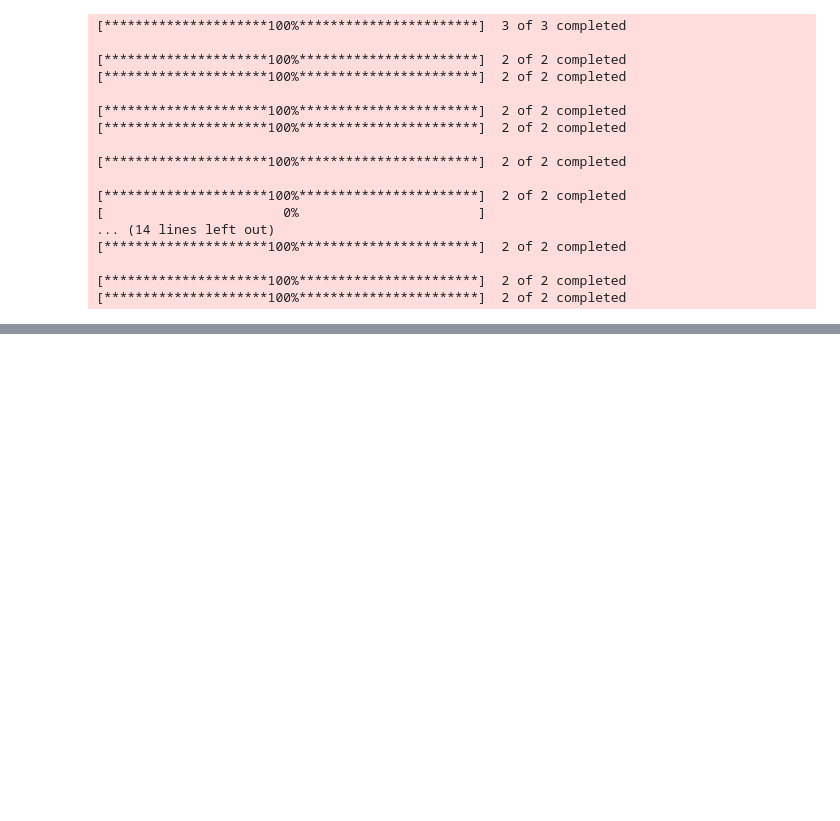
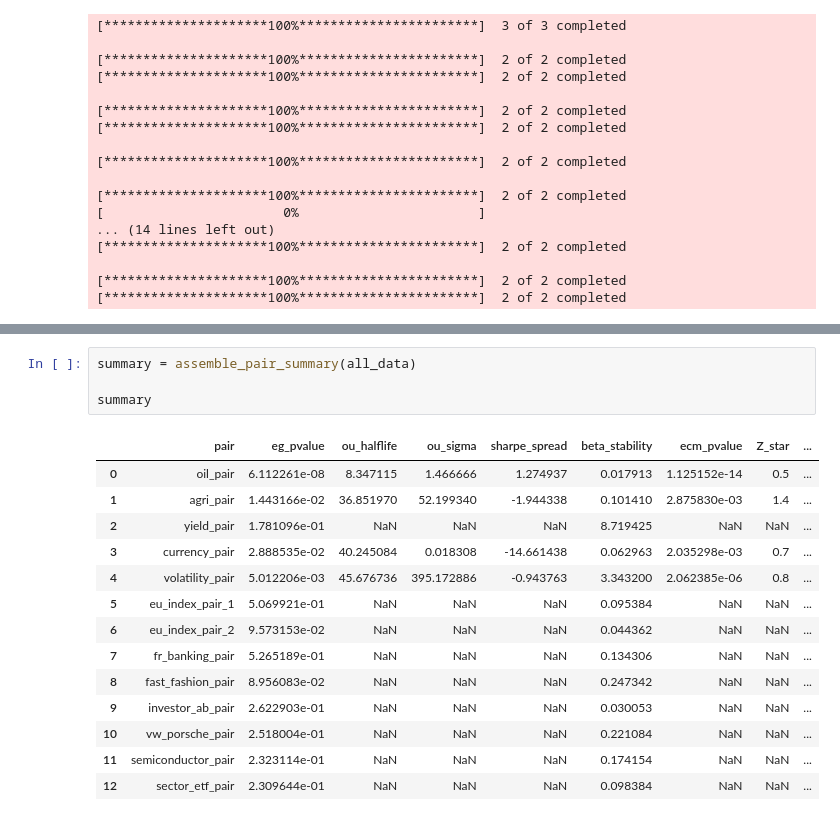
Before and after one commit to gustavlan/cointegration-analysis, a Jupyter notebook: notebook.ipynb, the cells around one changed output, grey strips where cells are left out. Saved outputs shown, nothing was run; the diff lists cells and outputs as text; blank space fills up the shorter version.

```diff
--- a/notebook.ipynb
+++ b/notebook.ipynb
@@ -162,0 +200,19 @@ summary_df = pd.DataFrame(records)
+# %%
+summary = assemble_pair_summary(all_data)
+
+summary
+# %% [output]
+|  | pair | eg_pvalue | ou_halflife | ou_sigma | sharpe_spread | beta_stability | ecm_pvalue | Z_star | ... |
+| 0 | oil_pair | 6.112261e-08 | 8.347115 | 1.466666 | 1.274937 | 0.017913 | 1.125152e-14 | 0.5 | ... |
+| 1 | agri_pair | 1.443166e-02 | 36.851970 | 52.199340 | -1.944338 | 0.101410 | 2.875830e-03 | 1.4 | ... |
+| 2 | yield_pair | 1.781096e-01 | NaN | NaN | NaN | 8.719425 | NaN | NaN | ... |
+| 3 | currency_pair | 2.888535e-02 | 40.245084 | 0.018308 | -14.661438 | 0.062963 | 2.035298e-03 | 0.7 | ... |
+| 4 | volatility_pair | 5.012206e-03 | 45.676736 | 395.172886 | -0.943763 | 3.343200 | 2.062385e-06 | 0.8 | ... |
+| 5 | eu_index_pair_1 | 5.069921e-01 | NaN | NaN | NaN | 0.095384 | NaN | NaN | ... |
+| 6 | eu_index_pair_2 | 9.573153e-02 | NaN | NaN | NaN | 0.044362 | NaN | NaN | ... |
+| 7 | fr_banking_pair | 5.265189e-01 | NaN | NaN | NaN | 0.134306 | NaN | NaN | ... |
+| 8 | fast_fashion_pair | 8.956083e-02 | NaN | NaN | NaN | 0.247342 | NaN | NaN | ... |
+| 9 | investor_ab_pair | 2.622903e-01 | NaN | NaN | NaN | 0.030053 | NaN | NaN | ... |
+| 10 | vw_porsche_pair | 2.518004e-01 | NaN | NaN | NaN | 0.221084 | NaN | NaN | ... |
+| 11 | semiconductor_pair | 2.323114e-01 | NaN | NaN | NaN | 0.174154 | NaN | NaN | ... |
+| 12 | sector_etf_pair | 2.309644e-01 | NaN | NaN | NaN | 0.098384 | NaN | NaN | ... |
```
Also changed, not shown: parts of 3 cells of this notebook, 1 other file.
